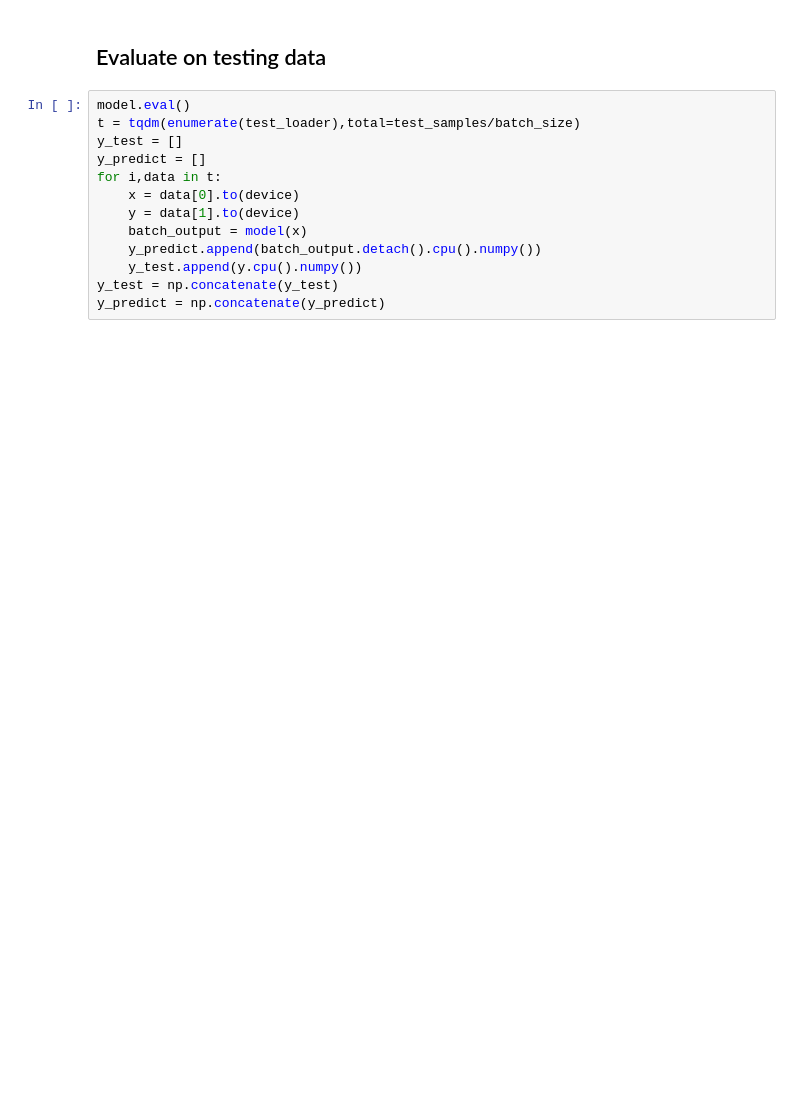
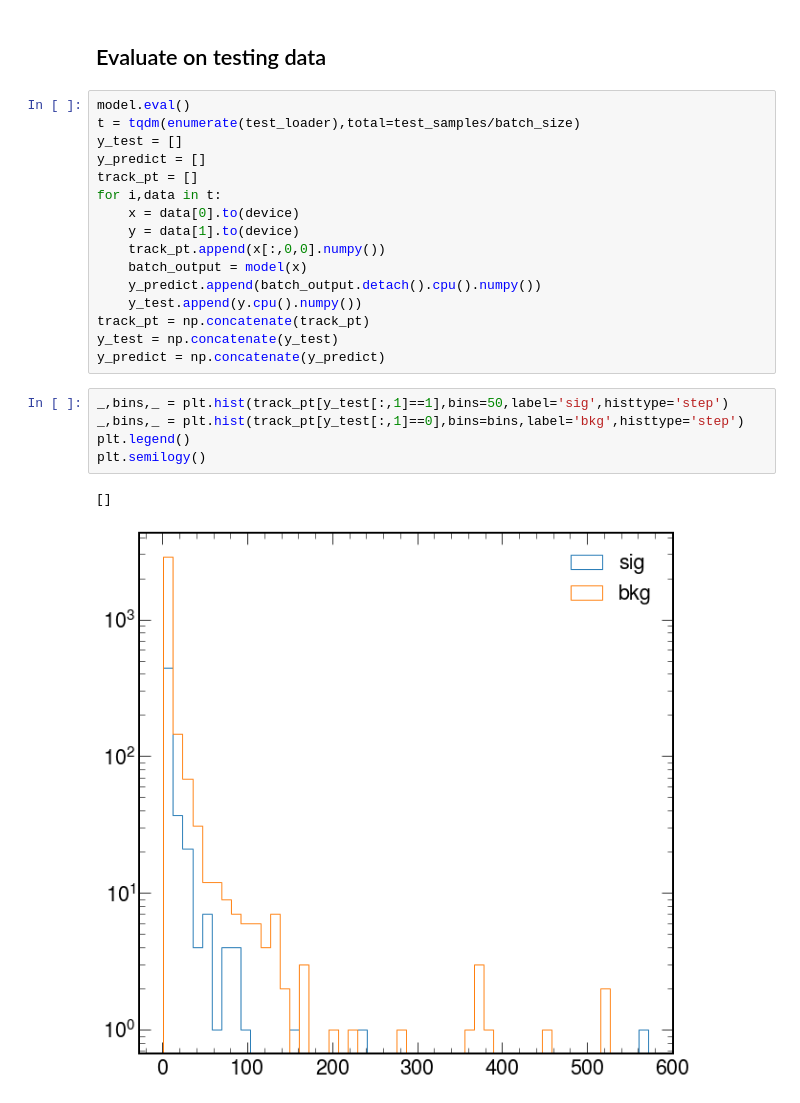
Before and after one commit to jmduarte/iaifi-summer-school, a Jupyter notebook: book/1.3_deep_sets.ipynb, the cells around one changed output. Saved outputs shown, nothing was run; the diff lists cells and outputs as text; blank space fills up the shorter version.

```diff
--- a/book/1.3_deep_sets.ipynb
+++ b/book/1.3_deep_sets.ipynb
@@ -282,14 +263,25 @@ model.eval()
 t = tqdm(enumerate(test_loader),total=test_samples/batch_size)
 y_test = []
 y_predict = []
+track_pt = []
 for i,data in t:
     x = data[0].to(device)
     y = data[1].to(device)
+    track_pt.append(x[:,0,0].numpy())
     batch_output = model(x)
     y_predict.append(batch_output.detach().cpu().numpy())
     y_test.append(y.cpu().numpy())
+track_pt = np.concatenate(track_pt)
 y_test = np.concatenate(y_test)
 y_predict = np.concatenate(y_predict)
+# %%
+_,bins,_ = plt.hist(track_pt[y_test[:,1]==1],bins=50,label='sig',histtype='step')
+_,bins,_ = plt.hist(track_pt[y_test[:,1]==0],bins=bins,label='bkg',histtype='step')
+plt.legend()
+plt.semilogy()
+# %% [output]
+[]
+[figure, added]
 # %%
 from sklearn.metrics import roc_curve, auc
 import matplotlib.pyplot as plt
```
Also changed, not shown: parts of 9 cells of this notebook, 9 other files.
